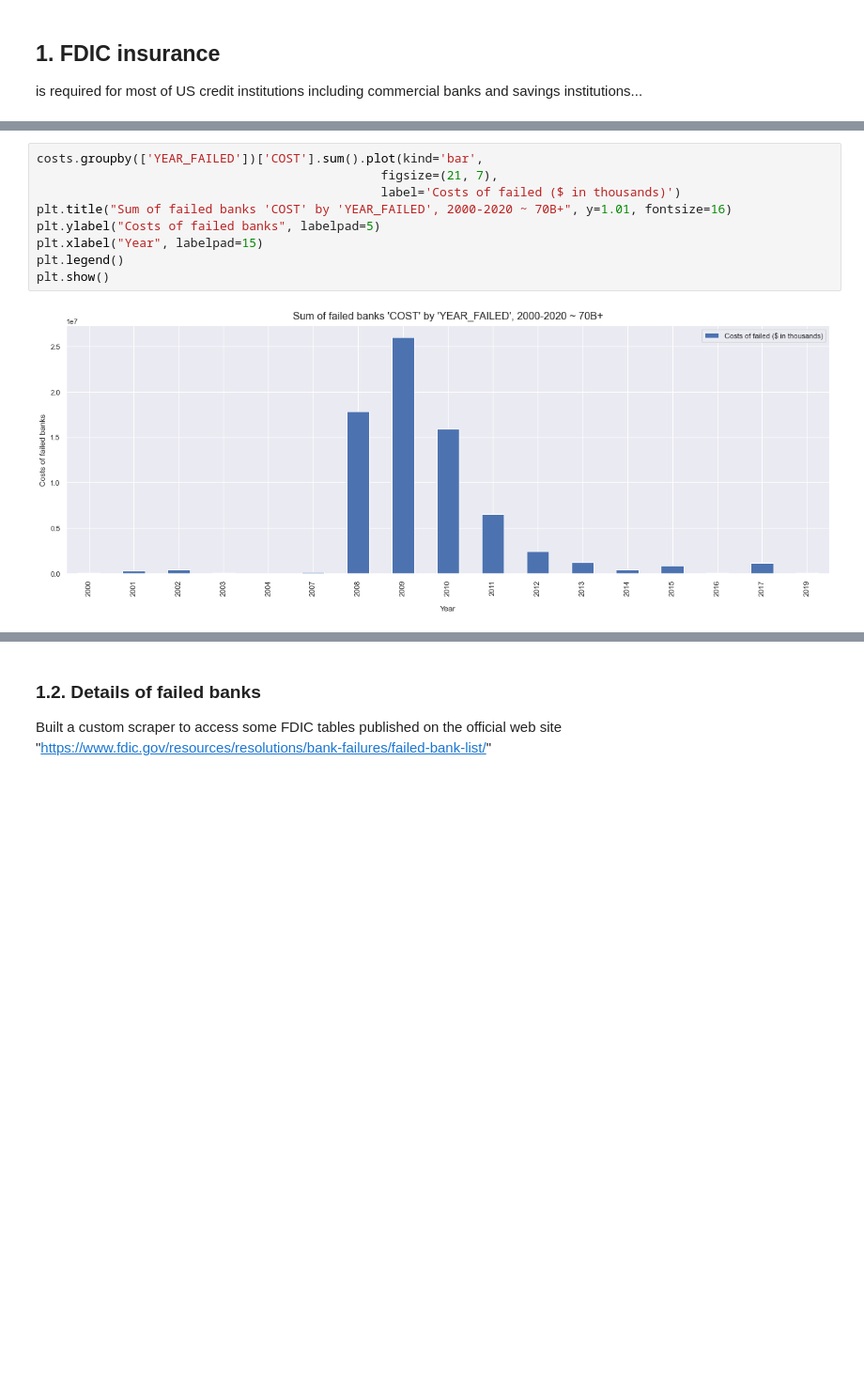
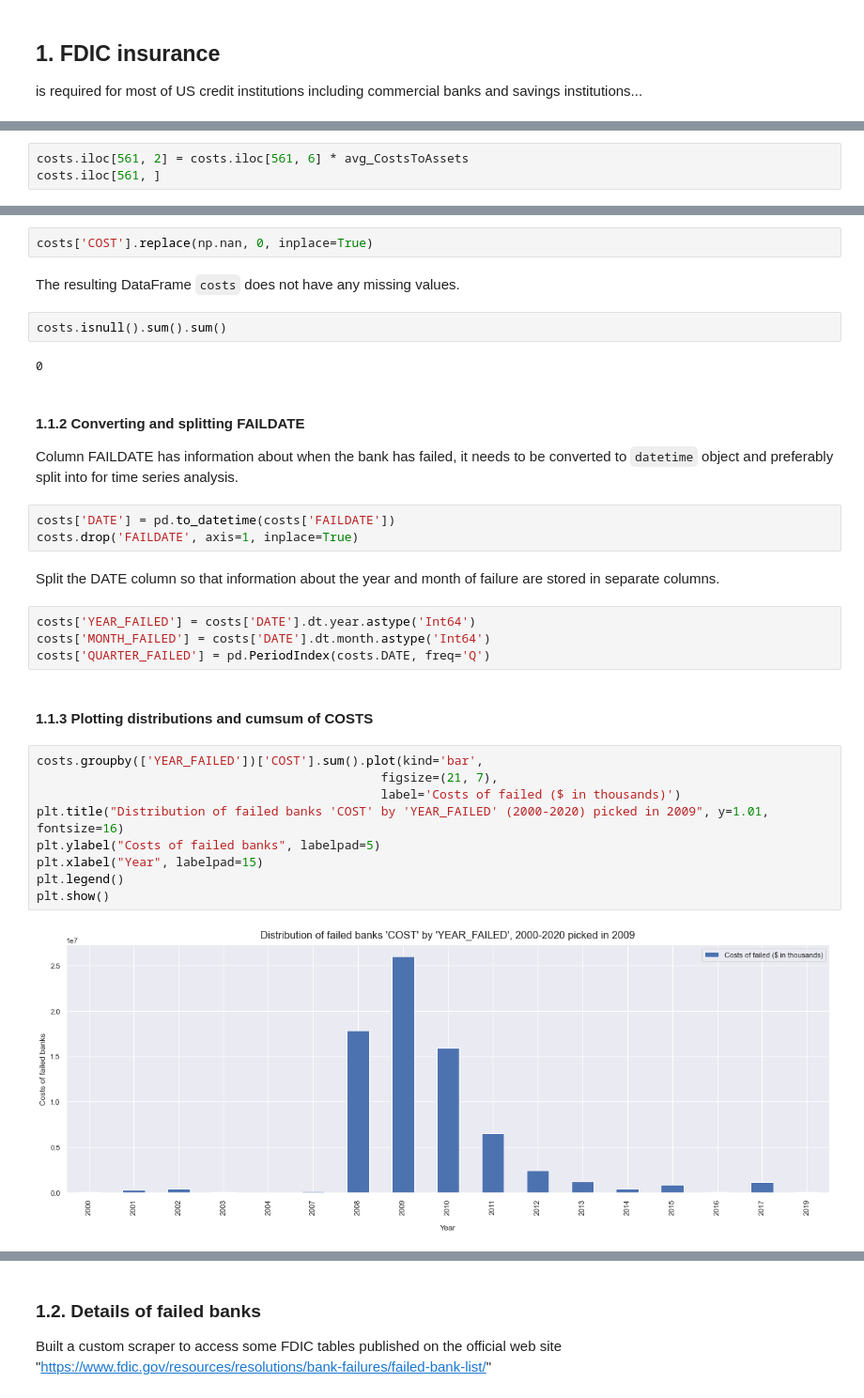
Before and after one commit to allaccountstaken/fdic_banks_eda, a Jupyter notebook: notebooks/summary_report/banks_eda.ipynb, the cells around one changed output, grey strips where cells are left out. Shown at 94% size. Drawn from its saved outputs; the diff is of its cells as text; blank space fills up the shorter version.

Commit message:
part 1.1 costs of failed banks to demo data cleaning

```diff
--- a/notebooks/summary_report/banks_eda.ipynb
+++ b/notebooks/summary_report/banks_eda.ipynb
@@ -42,0 +79,3 @@ costs = pd.read_csv('../../data/failed_banks_cleaned.csv', index_col=0)
+# %%
+costs.iloc[561, 2] = costs.iloc[561, 6] * avg_CostsToAssets
+costs.iloc[561, ]
@@ -43,14 +100,36 @@ costs = pd.read_csv('../../data/failed_banks_cleaned.csv', index_col=0)
+# %%
+costs['COST'].replace(np.nan, 0, inplace=True)
+# %% [markdown]
+The resulting DataFrame `costs` does not have any missing values.
+# %%
+costs.isnull().sum().sum()
+# %% [output]
+0
+# %% [markdown]
+#### 1.1.2 Converting and splitting FAILDATE
+Column FAILDATE has information about when the bank has failed, it needs to be converted to `datetime` object and preferably split into for time series analysis.
+# %%
+costs['DATE'] = pd.to_datetime(costs['FAILDATE'])
+costs.drop('FAILDATE', axis=1, inplace=True)
+# %% [markdown]
+Split the DATE column so that information about the year and month of failure are stored in separate columns.
+# %%
+costs['YEAR_FAILED'] = costs['DATE'].dt.year.astype('Int64')
+costs['MONTH_FAILED'] = costs['DATE'].dt.month.astype('Int64')
+costs['QUARTER_FAILED'] = pd.PeriodIndex(costs.DATE, freq='Q')
+# %% [markdown]
+#### 1.1.3 Plotting distributions and cumsum of COSTS
 # %%
 costs.groupby(['YEAR_FAILED'])['COST'].sum().plot(kind='bar',
                                                figsize=(21, 7),
                                                label='Costs of failed ($ in thousands)')
-plt.title("Sum of failed banks 'COST' by 'YEAR_FAILED', 2000-2020 ~ 70B+", y=1.01, fontsize=16)
+plt.title("Distribution of failed banks 'COST' by 'YEAR_FAILED' (2000-2020) picked in 2009", y=1.01, fontsize=16)
 plt.ylabel("Costs of failed banks", labelpad=5)
 plt.xlabel("Year", labelpad=15)
 plt.legend()
 plt.show()
 # %% [output]
-[figure, old version]
+[figure, new version]
 # %%
 costs.groupby(costs['YEAR_FAILED'])['COST'].sum().cumsum(axis=0).round(2).plot(
 kind='bar', figsize=(21, 7), label="Costs of failed banks ($ in thousands)")
```
Also changed, not shown: parts of 17 cells of this notebook.
